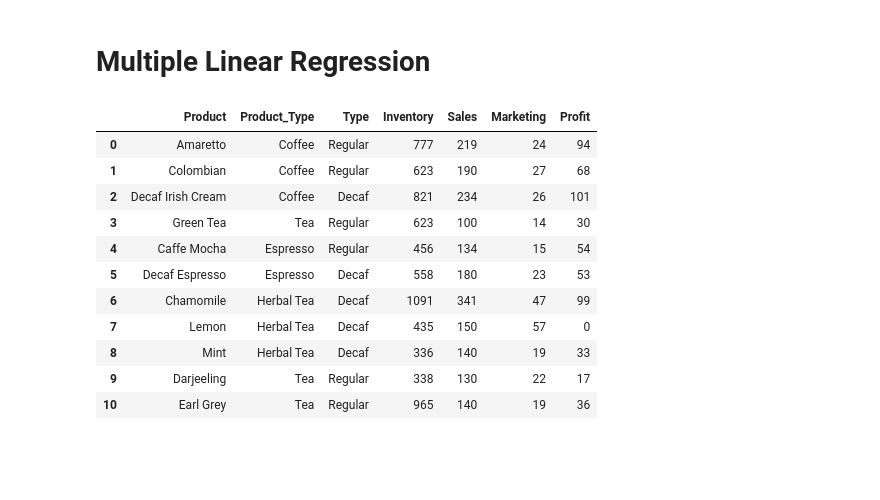
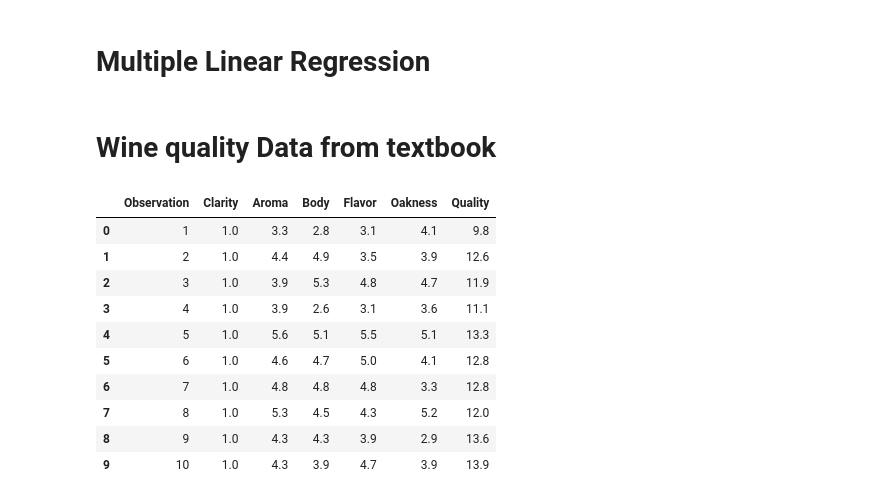
Before and after one commit to KhmAsif/IMSE441Spring24, a Jupyter notebook: Linear_Regression_example.ipynb, the cells around one changed output. Cells and saved outputs as stored; diff of their text form; code cells hidden in the pictures; blank space fills up the shorter version.

```diff
--- a/Linear_Regression_example.ipynb
+++ b/Linear_Regression_example.ipynb
@@ -185,19 +185,20 @@ plt.show()
 [figure]
 # %% [markdown]
 # **Multiple Linear Regression**
+# %% [markdown]
+# **Wine quality Data from textbook**
 # %%
-data2=pd.read_csv('https://raw.githubusercontent.com/KhmAsif/IMSE441Spring24/main/Coffee.csv')
-data2
+data2=pd.read_csv('https://raw.githubusercontent.com/KhmAsif/IMSE441Spring24/main/Wine%20Quality%20Data.csv')
+data2.head(10)
 # %% [output]
-|  | Product | Product_Type | Type | Inventory | Sales | Marketing | Profit |
-| 0 | Amaretto | Coffee | Regular | 777 | 219 | 24 | 94 |
-| 1 | Colombian | Coffee | Regular | 623 | 190 | 27 | 68 |
-| 2 | Decaf Irish Cream | Coffee | Decaf | 821 | 234 | 26 | 101 |
-| 3 | Green Tea | Tea | Regular | 623 | 100 | 14 | 30 |
-| 4 | Caffe Mocha | Espresso | Regular | 456 | 134 | 15 | 54 |
-| 5 | Decaf Espresso | Espresso | Decaf | 558 | 180 | 23 | 53 |
-| 6 | Chamomile | Herbal Tea | Decaf | 1091 | 341 | 47 | 99 |
-| 7 | Lemon | Herbal Tea | Decaf | 435 | 150 | 57 | 0 |
-| 8 | Mint | Herbal Tea | Decaf | 336 | 140 | 19 | 33 |
-| 9 | Darjeeling | Tea | Regular | 338 | 130 | 22 | 17 |
-| 10 | Earl Grey | Tea | Regular | 965 | 140 | 19 | 36 |
+|  | Observation | Clarity | Aroma | Body | Flavor | Oakness | Quality |
+| 0 | 1 | 1.0 | 3.3 | 2.8 | 3.1 | 4.1 | 9.8 |
+| 1 | 2 | 1.0 | 4.4 | 4.9 | 3.5 | 3.9 | 12.6 |
+| 2 | 3 | 1.0 | 3.9 | 5.3 | 4.8 | 4.7 | 11.9 |
+| 3 | 4 | 1.0 | 3.9 | 2.6 | 3.1 | 3.6 | 11.1 |
+| 4 | 5 | 1.0 | 5.6 | 5.1 | 5.5 | 5.1 | 13.3 |
+| 5 | 6 | 1.0 | 4.6 | 4.7 | 5.0 | 4.1 | 12.8 |
+| 6 | 7 | 1.0 | 4.8 | 4.8 | 4.8 | 3.3 | 12.8 |
+| 7 | 8 | 1.0 | 5.3 | 4.5 | 4.3 | 5.2 | 12.0 |
+| 8 | 9 | 1.0 | 4.3 | 4.3 | 3.9 | 2.9 | 13.6 |
+| 9 | 10 | 1.0 | 4.3 | 3.9 | 4.7 | 3.9 | 13.9 |
```
Also changed, not shown: parts of 14 cells of this notebook.
